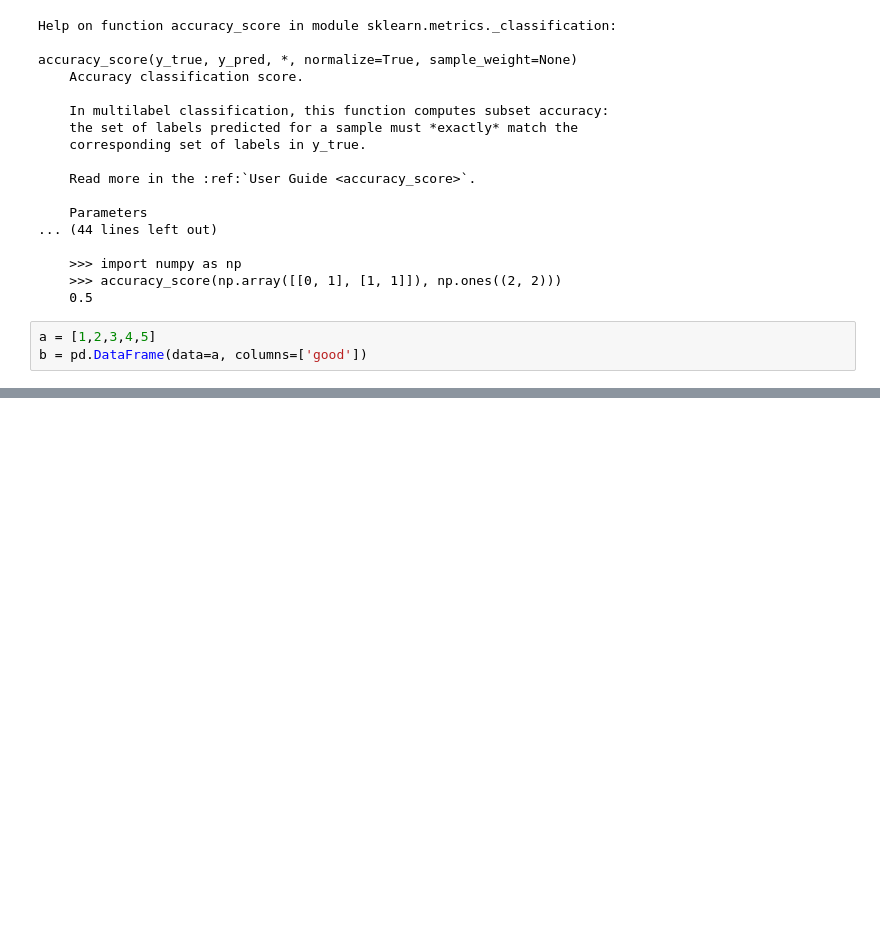
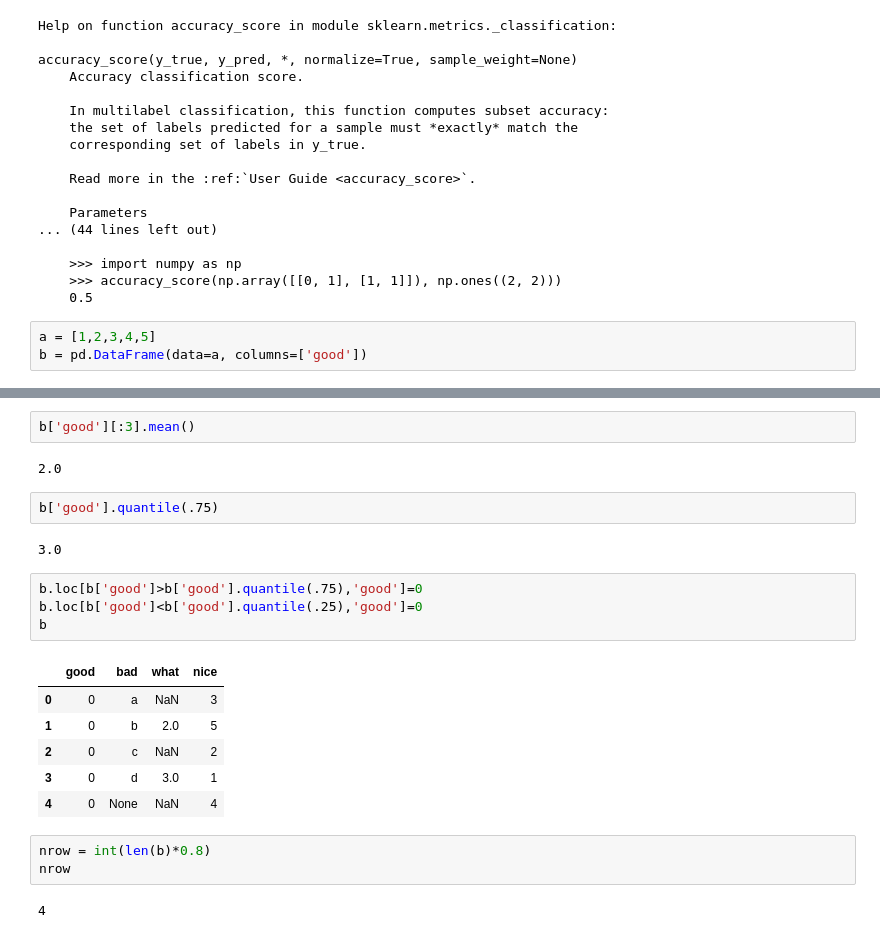
Before and after one commit to leo-kimm/justdoanything, a Jupyter notebook: 빅분기 실기/실기 연습 1.ipynb, the cells around one changed output, grey strips where cells are left out. Saved outputs shown, nothing was run; the diff lists cells and outputs as text; blank space fills up the shorter version.

```diff
--- a/빅분기 실기/실기 연습 1.ipynb
+++ b/빅분기 실기/실기 연습 1.ipynb
@@ -225,0 +217,24 @@ class DataFrame(pandas.core.generic.NDFrame, pandas.core.arraylike.OpsMixin)
+# %%
+b['good'][:3].mean()
+# %% [output]
+2.0
+# %%
+b['good'].quantile(.75)
+# %% [output]
+3.0
+# %%
+b.loc[b['good']>b['good'].quantile(.75),'good']=0
+b.loc[b['good']<b['good'].quantile(.25),'good']=0
+b
+# %% [output]
+|  | good | bad | what | nice |
+| 0 | 0 | a | NaN | 3 |
+| 1 | 0 | b | 2.0 | 5 |
+| 2 | 0 | c | NaN | 2 |
+| 3 | 0 | d | 3.0 | 1 |
+| 4 | 0 | None | NaN | 4 |
+# %%
+nrow = int(len(b)*0.8)
+nrow
+# %% [output]
+4
```
Also changed, not shown: parts of 30 cells of this notebook, 16 other files.
